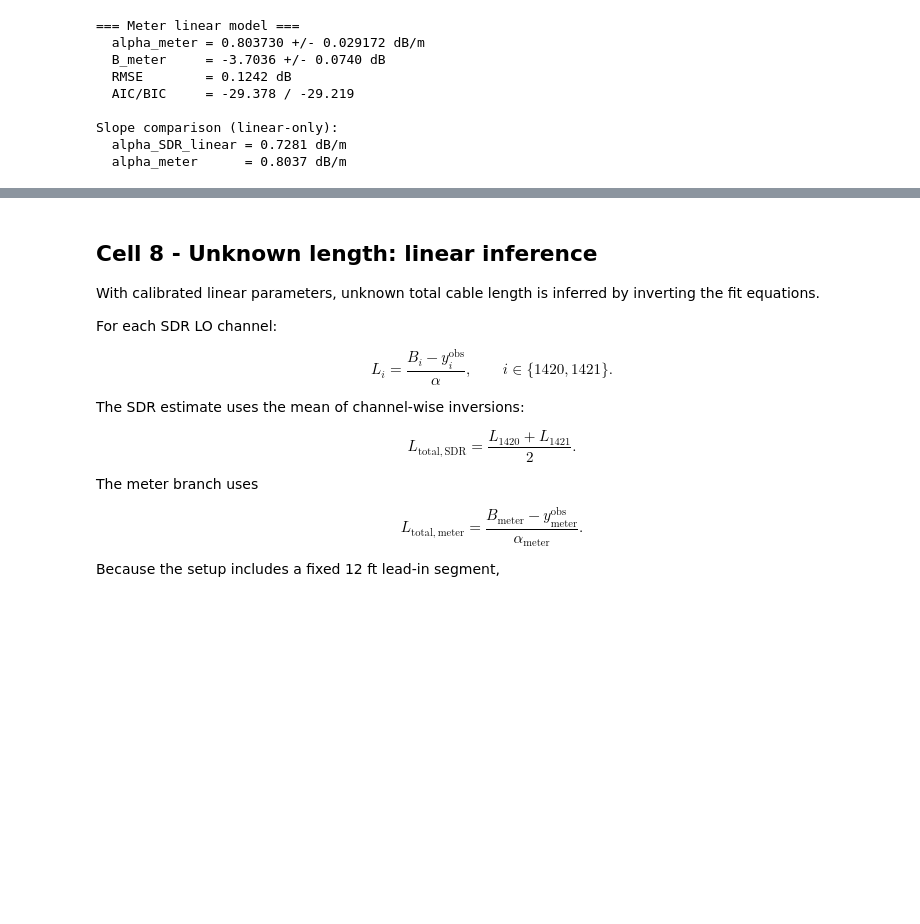
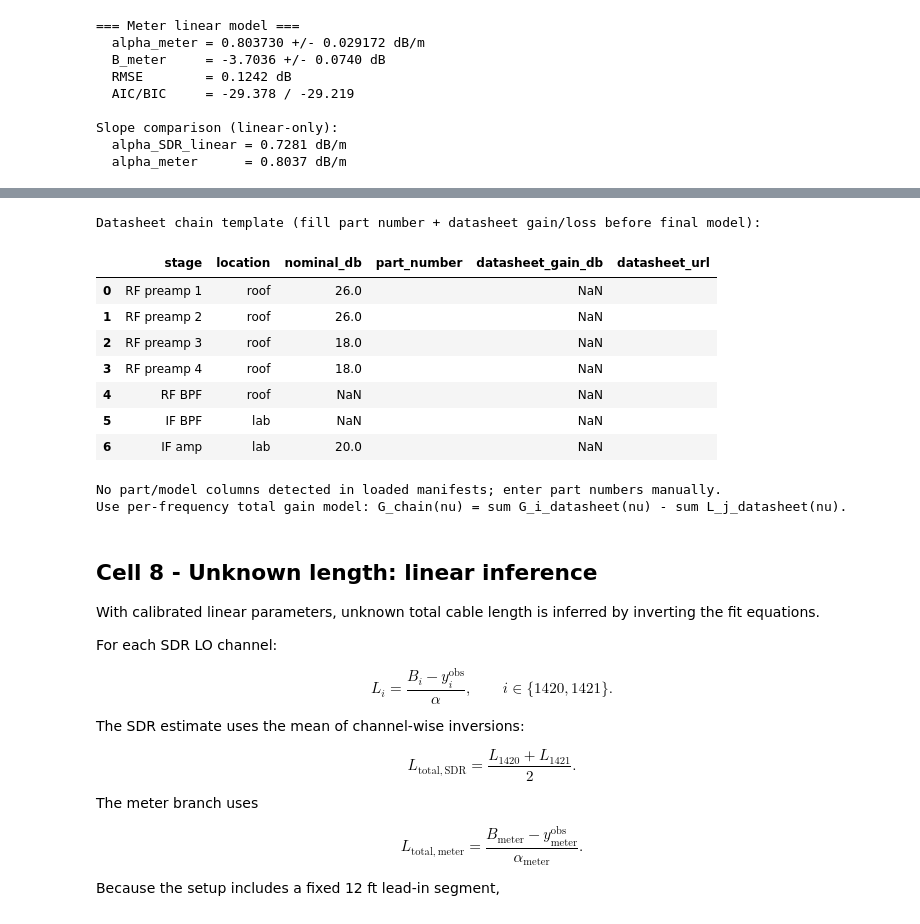
Before and after one commit to raw-asparagus/ay-121, a Jupyter notebook: labs/02/equipment_calibration.ipynb, the cells around one changed output, grey strips where cells are left out. Drawn from its saved outputs; the diff is of its cells as text; code cells hidden in the pictures; blank space fills up the shorter version.

```diff
--- a/labs/02/equipment_calibration.ipynb
+++ b/labs/02/equipment_calibration.ipynb
@@ -588,3 +787,60 @@ Slope comparison (linear-only):
+# %%
+import numpy as np
+import pandas as pd
+
+chain_template = pd.DataFrame([
+    {'stage': 'RF preamp 1', 'location': 'roof', 'nominal_db': 26.0, 'part_number': '', 'datasheet_gain_db': np.nan, 'datasheet_url': ''},
+    {'stage': 'RF preamp 2', 'location': 'roof', 'nominal_db': 26.0, 'part_number': '', 'datasheet_gain_db': np.nan, 'datasheet_url': ''},
+    {'stage': 'RF preamp 3', 'location': 'roof', 'nominal_db': 18.0, 'part_number': '', 'datasheet_gain_db': np.nan, 'datasheet_url': ''},
+    {'stage': 'RF preamp 4', 'location': 'roof', 'nominal_db': 18.0, 'part_number': '', 'datasheet_gain_db': np.nan, 'datasheet_url': ''},
+    {'stage': 'RF BPF',      'location': 'roof', 'nominal_db': np.nan, 'part_number': '', 'datasheet_gain_db': np.nan, 'datasheet_url': ''},
+    {'stage': 'IF BPF',      'location': 'lab',  'nominal_db': np.nan, 'part_number': '', 'datasheet_gain_db': np.nan, 'datasheet_url': ''},
+    {'stage': 'IF amp',      'location': 'lab',  'nominal_db': 20.0,   'part_number': '', 'datasheet_gain_db': np.nan, 'datasheet_url': ''},
+])
+
+manifest_cols = set()
+if 'df_att' in globals():
+    manifest_cols |= set(df_att.columns)
+if 'df_unk' in globals():
+    manifest_cols |= set(df_unk.columns)
+part_like_cols = [
+    c for c in sorted(manifest_cols)
+    if any(k in c.lower() for k in ('part', 'model', 'serial', 'vendor'))
+]
+
+print('Datasheet chain template (fill part number + datasheet gain/loss before final model):')
+display(chain_template)
+if part_like_cols:
+    print(f'Manifest columns that may hold hardware identifiers: {part_like_cols}')
+else:
+    print('No part/model columns detected in loaded manifests; enter part numbers manually.')
+
+print('Use per-frequency total gain model: G_chain(nu) = sum G_i_datasheet(nu) - sum L_j_datasheet(nu).')
+# ── ZFSC-2-372-S+ splitter and SDR-path attenuator ────────────────────────────
+chain_template = pd.concat([chain_template, pd.DataFrame([
+    {'stage': 'ZFSC-2-372-S+ (S→Port1)', 'location': 'lab', 'nominal_db': -3.5,
+     'part_number': 'ZFSC-2-372-S+',
+     'datasheet_gain_db': -SPLITTER_S1_DB, 'datasheet_url': ''},
+    {'stage': 'ZFSC-2-372-S+ (S→Port2)', 'location': 'lab', 'nominal_db': -3.5,
+     'part_number': 'ZFSC-2-372-S+',
+     'datasheet_gain_db': -SPLITTER_S2_DB, 'datasheet_url': ''},
+    {'stage': '3 dB attenuator (SDR path)', 'location': 'lab', 'nominal_db': -3.0,
+     'part_number': '', 'datasheet_gain_db': -ATTENUATOR_SDR_DB, 'datasheet_url': ''},
+    {'stage': 'Port-2 cable (6 ft)', 'location': 'lab', 'nominal_db': None,
+     'part_number': '', 'datasheet_gain_db': np.nan, 'datasheet_url': ''},
+])], ignore_index=True)
+# %% [output]
+Datasheet chain template (fill part number + datasheet gain/loss before final model):
+|  | stage | location | nominal_db | part_number | datasheet_gain_db | datasheet_url |
+| 0 | RF preamp 1 | roof | 26.0 |  | NaN |  |
+| 1 | RF preamp 2 | roof | 26.0 |  | NaN |  |
+| 2 | RF preamp 3 | roof | 18.0 |  | NaN |  |
+| 3 | RF preamp 4 | roof | 18.0 |  | NaN |  |
+| 4 | RF BPF | roof | NaN |  | NaN |  |
+| 5 | IF BPF | lab | NaN |  | NaN |  |
+| 6 | IF amp | lab | 20.0 |  | NaN |  |
+No part/model columns detected in loaded manifests; enter part numbers manually.
+Use per-frequency total gain model: G_chain(nu) = sum G_i_datasheet(nu) - sum L_j_datasheet(nu).
 # %% [markdown]
 ## Cell 8 - Unknown length: linear inference
 
```
Also changed, not shown: parts of 12 cells of this notebook, 29 other files.
